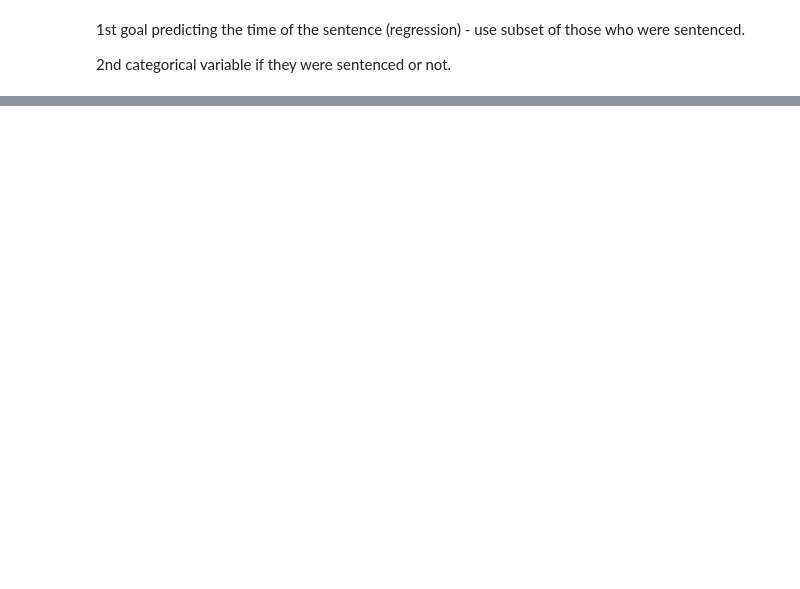
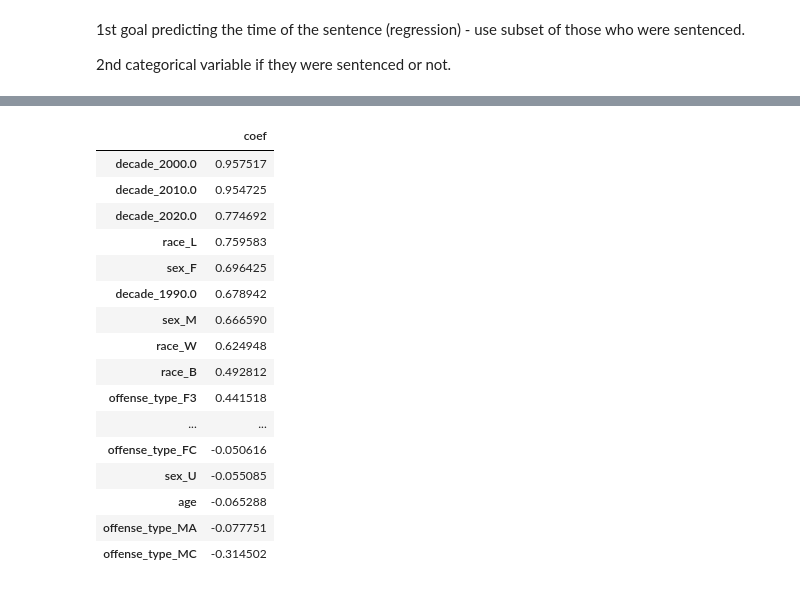
Before and after one commit to Halifaxi/project3_large_scale, a Jupyter notebook: crime_data_processing.ipynb, the cells around one changed output, grey strips where cells are left out. Saved outputs shown, nothing was run; the diff lists cells and outputs as text; code cells hidden in the pictures; blank space fills up the shorter version.

```diff
--- a/crime_data_processing.ipynb
+++ b/crime_data_processing.ipynb
@@ -95,0 +102,20 @@ clf = linear_model.Lasso(alpha=0.1)
+# %%
+pd.DataFrame(clf.coef_.T, X.columns, columns=['coef']).sort_values(by='coef', ascending=False)
+# %% [output]
+|  | coef |
+| decade_2000.0 | 0.957517 |
+| decade_2010.0 | 0.954725 |
+| decade_2020.0 | 0.774692 |
+| race_L | 0.759583 |
+| sex_F | 0.696425 |
+| decade_1990.0 | 0.678942 |
+| sex_M | 0.666590 |
+| race_W | 0.624948 |
+| race_B | 0.492812 |
+| offense_type_F3 | 0.441518 |
+| ... | ... |
+| offense_type_FC | -0.050616 |
+| sex_U | -0.055085 |
+| age | -0.065288 |
+| offense_type_MA | -0.077751 |
+| offense_type_MC | -0.314502 |
```
Also changed, not shown: parts of 12 cells of this notebook.
